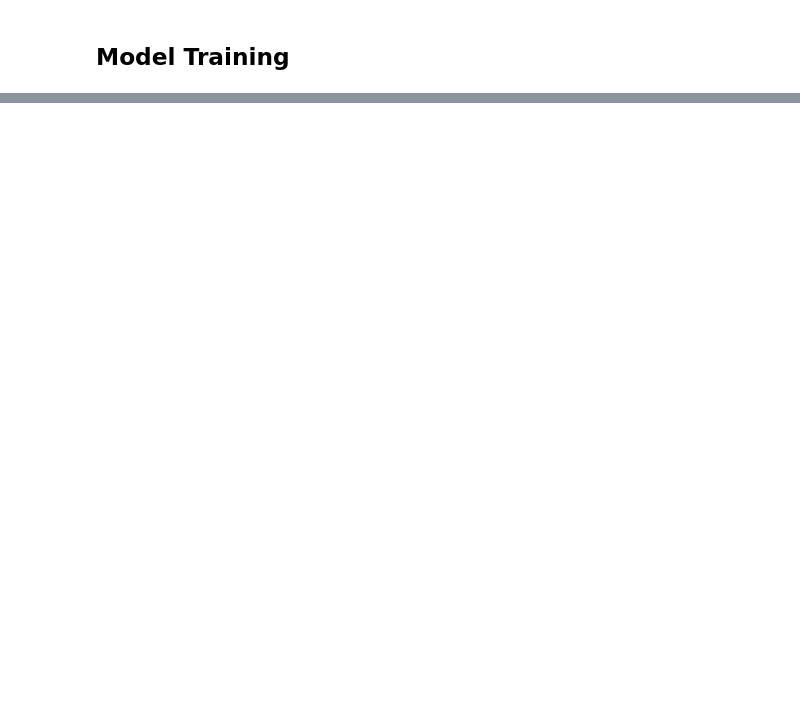
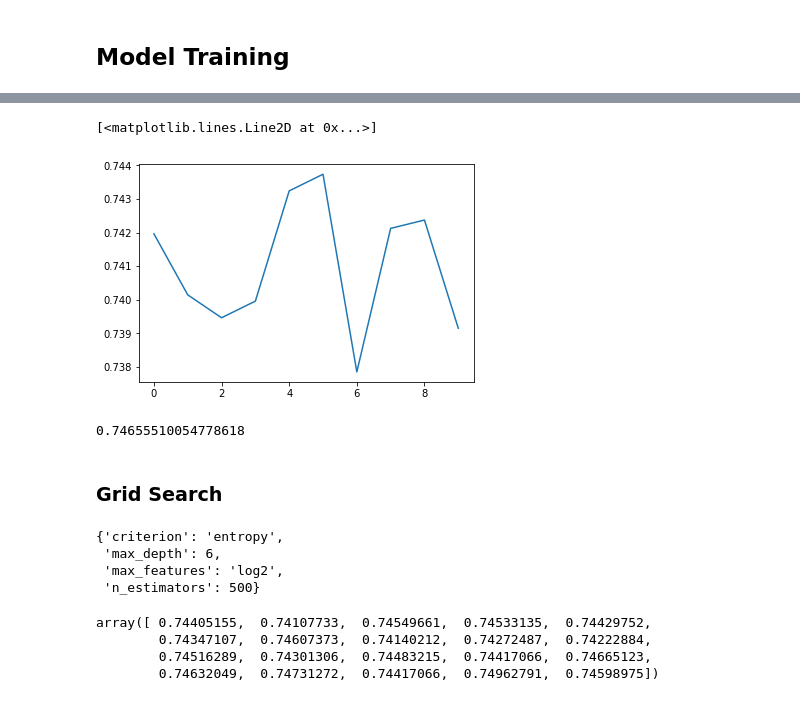
Before and after one commit to senapati-deepak/Illness_predictor, a Jupyter notebook: ML/model.ipynb, the cells around one changed output, grey strips where cells are left out. Drawn from its saved outputs; the diff is of its cells as text; code cells hidden in the pictures; blank space fills up the shorter version.

Commit message:
Hyperparameter tuning using grid_search

```diff
--- a/ML/model.ipynb
+++ b/ML/model.ipynb
@@ -940,0 +254,2 @@ array([ 0.716874  ,  0.69258778,  0.74703078,  0.75937405,  0.67055356])
+# %%
+score = cross_val_score(knc, result.drop('illness_type', axis=1), result['illness_type'], cv = kfold, scoring = "accuracy", n_jobs=-1)
@@ -940,0 +261,11 @@ array([ 0.716874  ,  0.69258778,  0.74703078,  0.75937405,  0.67055356])
+# %%
+plt.plot(score)
+# %% [output]
+[<matplotlib.lines.Line2D at 0x...>]
+[figure, added]
+# %%
+score.mean()
+# %% [output]
+0.74655510054778618
+# %% [markdown]
+### Grid Search
@@ -940,0 +283,9 @@ array([ 0.716874  ,  0.69258778,  0.74703078,  0.75937405,  0.67055356])
+# %%
+CV_rfc = GridSearchCV(estimator=rf, param_grid=param_grid, cv= 5)
+CV_rfc.fit(result.drop('illness_type', axis=1), result['illness_type'])
+CV_rfc.best_params_
+# %% [output]
+{'criterion': 'entropy',
+ 'max_depth': 6,
+ 'max_features': 'log2',
+ 'n_estimators': 500}
@@ -940,0 +296,7 @@ array([ 0.716874  ,  0.69258778,  0.74703078,  0.75937405,  0.67055356])
+# %%
+score
+# %% [output]
+array([ 0.74405155,  0.74107733,  0.74549661,  0.74533135,  0.74429752,
+        0.74347107,  0.74607373,  0.74140212,  0.74272487,  0.74222884,
+        0.74516289,  0.74301306,  0.74483215,  0.74417066,  0.74665123,
+        0.74632049,  0.74731272,  0.74417066,  0.74962791,  0.74598975])
```
Also changed, not shown: parts of 95 cells of this notebook.
